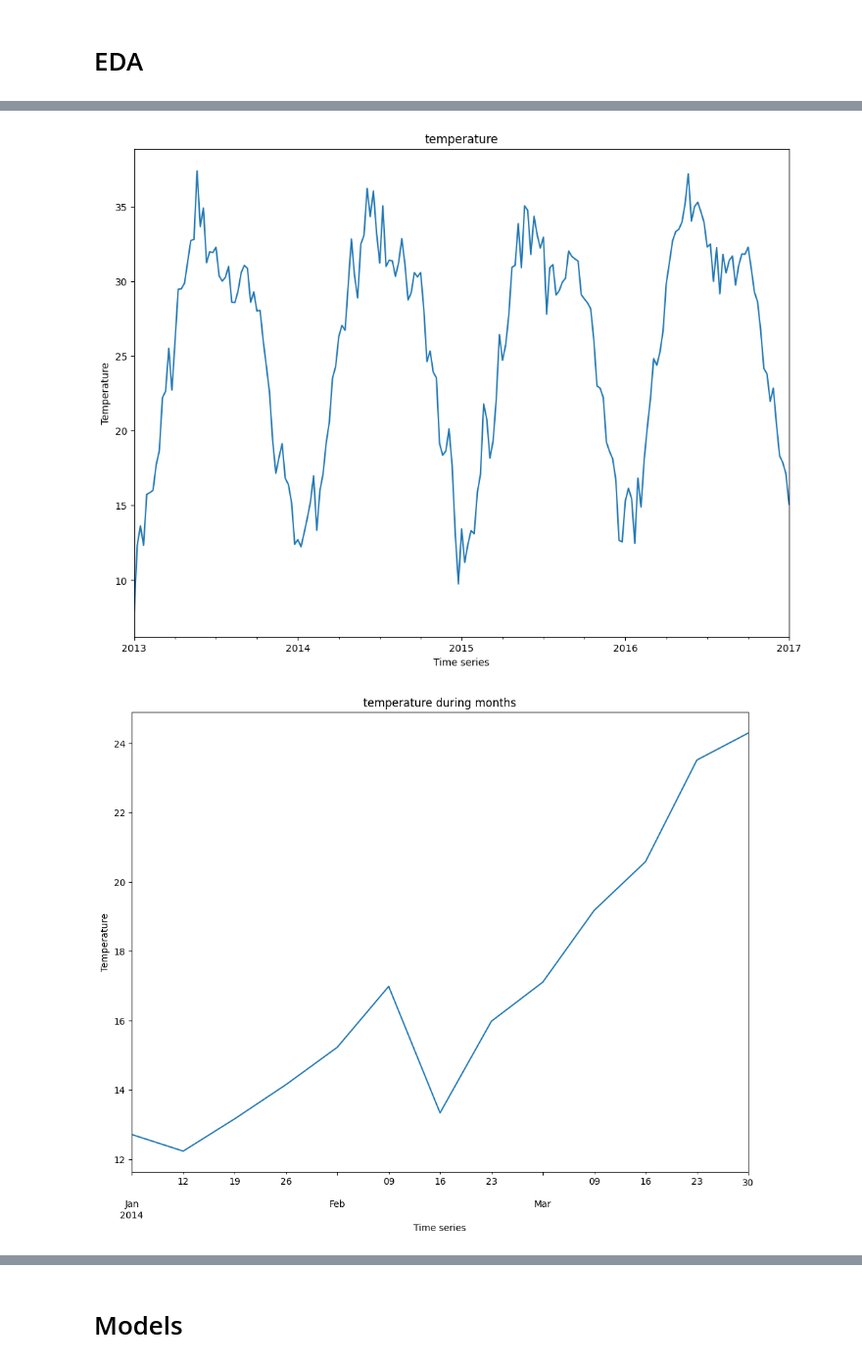
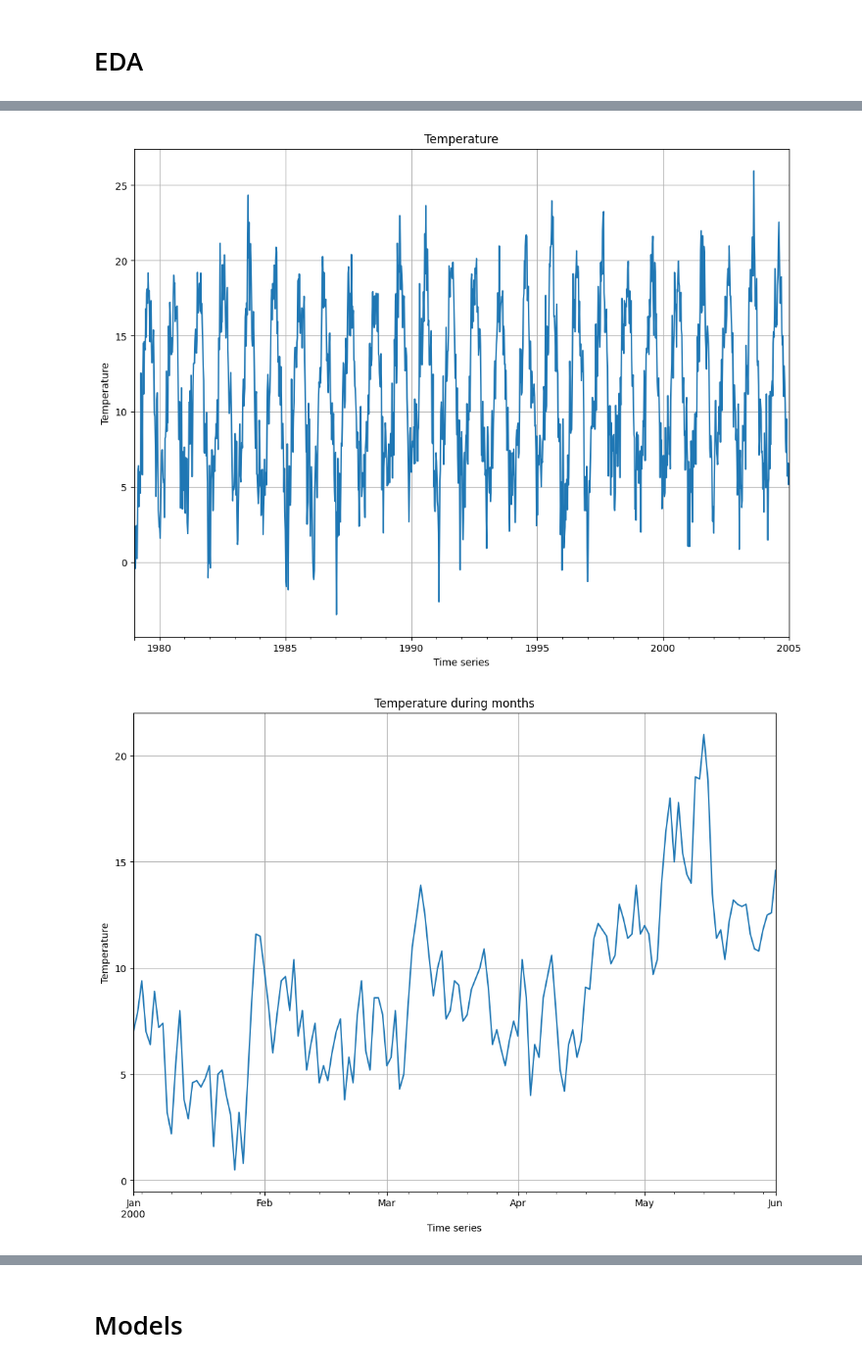
Before and after one commit to Vladoss9/Time-Series-Forecasting, a Jupyter notebook: project1.ipynb, the cells around one changed output, grey strips where cells are left out. Shown at 98% size. Saved outputs shown, nothing was run; the diff lists cells and outputs as text; code cells hidden in the pictures.

Commit message:
Kaggle Notebook | Project1 | Version 9

```diff
--- a/project1.ipynb
+++ b/project1.ipynb
@@ -21,6 +21,8 @@ warnings.simplefilter(action='ignore', category=FutureWarning)
 # %%
 # Uploading data
 data = pd.read_csv('/kaggle/input/daily-climate-time-series-data/DailyDelhiClimateTrain.csv', index_col = [0],  parse_dates = [0])
+
+data_new = pd.read_csv('/kaggle/input/london-weather-data/london_weather.csv', index_col = [0],  parse_dates = [0])
 # Sorting indexes
 data.sort_index(ascending = True)
 # Checking whether indexes monotonic or not
@@ -53,0 +63,2 @@ memory usage: 57.1 KB
+# %%
+data_new = data_new.drop(['min_temp', 'max_temp'], axis = 1)
@@ -54,2 +76,5 @@ memory usage: 57.1 KB
+# %%
+data_new = data_new.dropna()
 # %%
-data = data.rename(columns={'meantemp': 'temperature'})
+#data = data.rename(columns={'meantemp': 'temperature'})
+data_new = data_new.rename(columns={'mean_temp': 'temperature'})
@@ -58,15 +132,22 @@ data = data.rename(columns={'meantemp': 'temperature'})
 # %%
 # Resampling dataframe by 1 week
-data = data.resample('1W').mean()
-data['temperature'].plot(figsize = (12, 9), title = 'temperature')
+# data = data.resample('1W').mean()
+# data['temperature'].plot(figsize = (12, 9), title = 'temperature')
+# plt.xlabel('Time series')
+# plt.ylabel('Temperature');
+
+data_final = data_final.resample('w').mean()
+data_final['temperature'].plot(figsize = (12, 9), title = 'Temperature')
+plt.grid()
 plt.xlabel('Time series')
 plt.ylabel('Temperature');
 # %% [output]
-[figure, old version]
+[figure, new version]
 # %%
-data_month = data['2014-01-01' : '2014-04-01']
-data_month['temperature'].plot(figsize = (12, 9), title = 'temperature during months')
+data_month = data_new['2000-01-01' : '2000-06-01']
+data_month['temperature'].plot(figsize = (12, 9), title = 'Temperature during months')
+plt.grid()
 plt.xlabel('Time series')
 plt.ylabel('Temperature');
 # %% [output]
-[figure, old version]
+[figure, new version]
```
Also changed, not shown: parts of 33 cells of this notebook.
